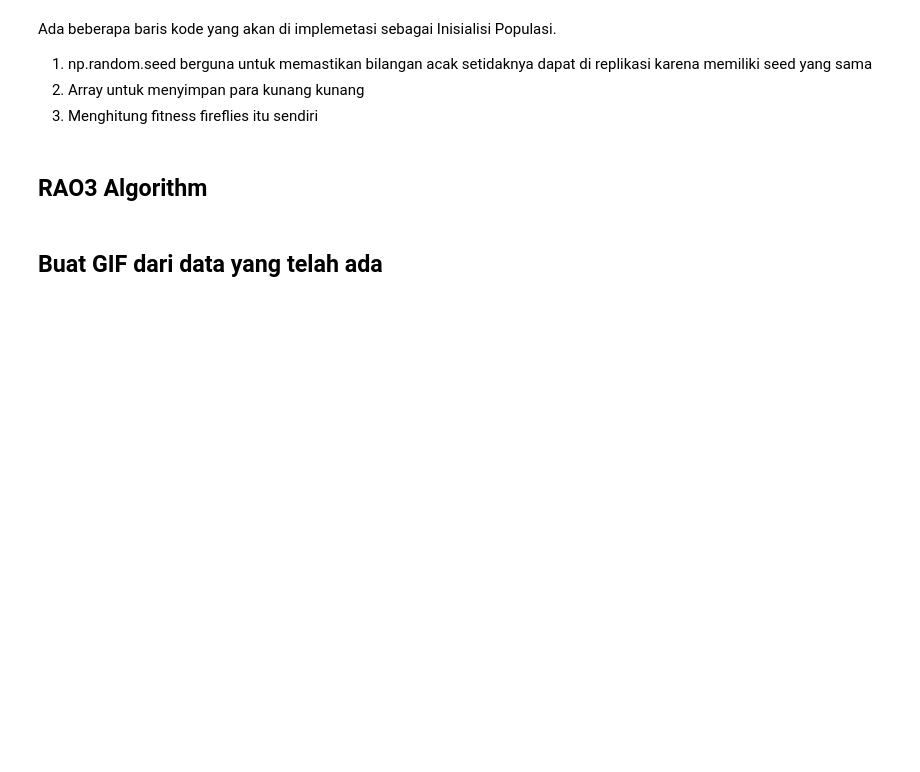
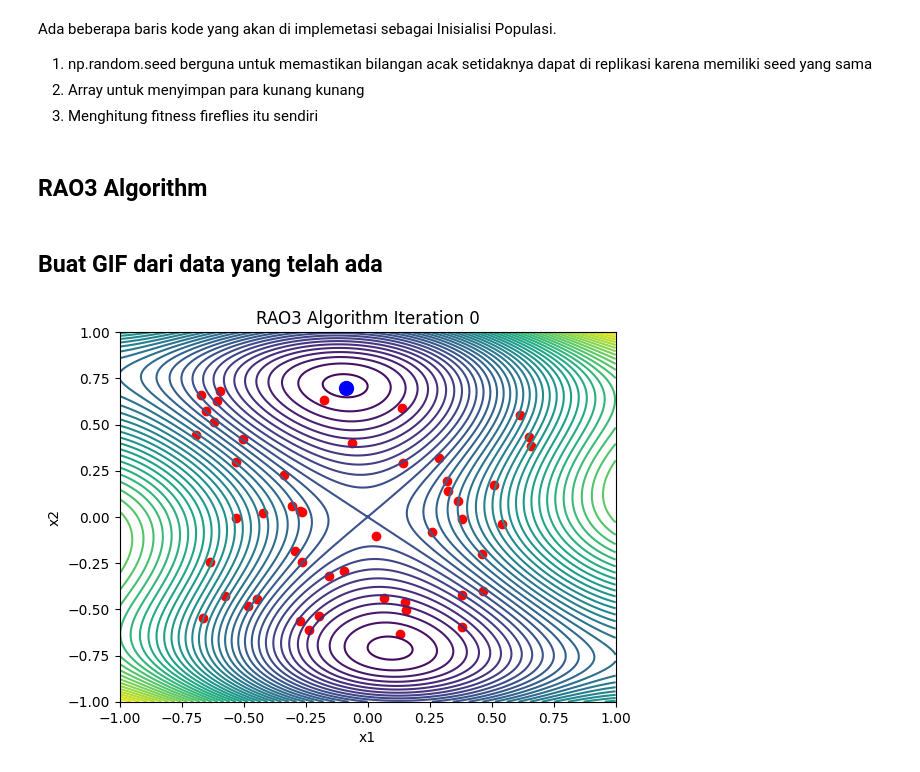
Before and after one commit to CakZemprongzz/Firefly-RAO3-ML-Project, a Jupyter notebook: rao3/rao3_3.ipynb, the cells around one changed output. Cells and saved outputs as stored; diff of their text form; code cells hidden in the pictures; blank space fills up the shorter version.

```diff
--- a/rao3/rao3_3.ipynb
+++ b/rao3/rao3_3.ipynb
@@ -74,25 +83,18 @@ for t in range(max_iter):
     history.append(pop.copy())
     best = pop[np.argmin(fitness)]
     worst = pop[np.argmax(fitness)]
-
     for i in range(n):
         r = np.random.rand(2)  # Random coefficients
         k = np.random.choice(n, 1)[0]
         if fitness[i] < fitness[k]:
-            new_sol = pop[i] + r[1] * (best - np.abs(worst)) + r[0] * (np.abs(pop[i]) - pop[k])
+            new_sol = pop[i] + r[0] * (best - np.abs(worst)) + r[1] * (np.abs(pop[i]) - pop[k])
         else:
-            new_sol = pop[i] + r[1] * (best - np.abs(worst)) + r[0] * (np.abs(pop[k]) - pop[i])
-
+            new_sol = pop[i] + r[0] * (best - np.abs(worst)) + r[1] * (np.abs(pop[k]) - pop[i])
         new_sol = np.clip(new_sol, -0.7, 0.7)  # Ensure new solutions are within bounds
         new_fitness = f16(new_sol[0], new_sol[1])
-
         if new_fitness < fitness[i]:
             pop[i] = new_sol
             fitness[i] = new_fitness
-            best_fitness = fitness[i]
-            best_position = pop[i].copy()
-            print("NEW BEST",best_position)
-
 
 history.append(pop.copy())
 # %% [markdown]
@@ -100,27 +102,28 @@ history.append(pop.copy())
 # %%
 # Plot hasil dan animasi
 X1 = np.linspace(-1, 1, 400)
 X2 = np.linspace(-1, 1, 400)
 X1, X2 = np.meshgrid(X1, X2)
 Z = f16(X1, X2)
 
 fig, ax = plt.subplots()
 contour = ax.contourf(X1, X2, Z, levels=50,cmap="viridis")
 scatter = ax.scatter(pop[:, 0], pop[:, 1], c='red',zorder=5)
 
 def update(frame):
     global best_firefly_index  # Access to the global best_firefly_index if needed
     ax.clear()
     ax.contour(X1, X2, Z, levels=50)
     fireflies_this_frame = history[frame]
     ax.scatter(fireflies_this_frame[:, 0], fireflies_this_frame[:, 1], c='red')
     # Update the best position if necessary, here assumed to still be valid
-    ax.scatter(fireflies_this_frame[best_pop_index, 0], fireflies_this_frame[best_pop_index, 1], c='blue', s=100)
+    ax.scatter(best[0], best[1], c='blue', s=100)
     ax.set_title(f'RAO3 Algorithm Iteration {frame}')
     ax.set_xlabel('x1')
     ax.set_ylabel('x2')
-
 ani = FuncAnimation(fig, update, frames=len(history), repeat=False) # type: ignore
 
 # Simpan animasi sebagai GIF
 ani.save("rao3_3.gif", writer='pillow',fps=10)
+# %% [output]
+[figure, added]
```
Also changed, not shown: parts of 3 cells of this notebook, 1 other file.
